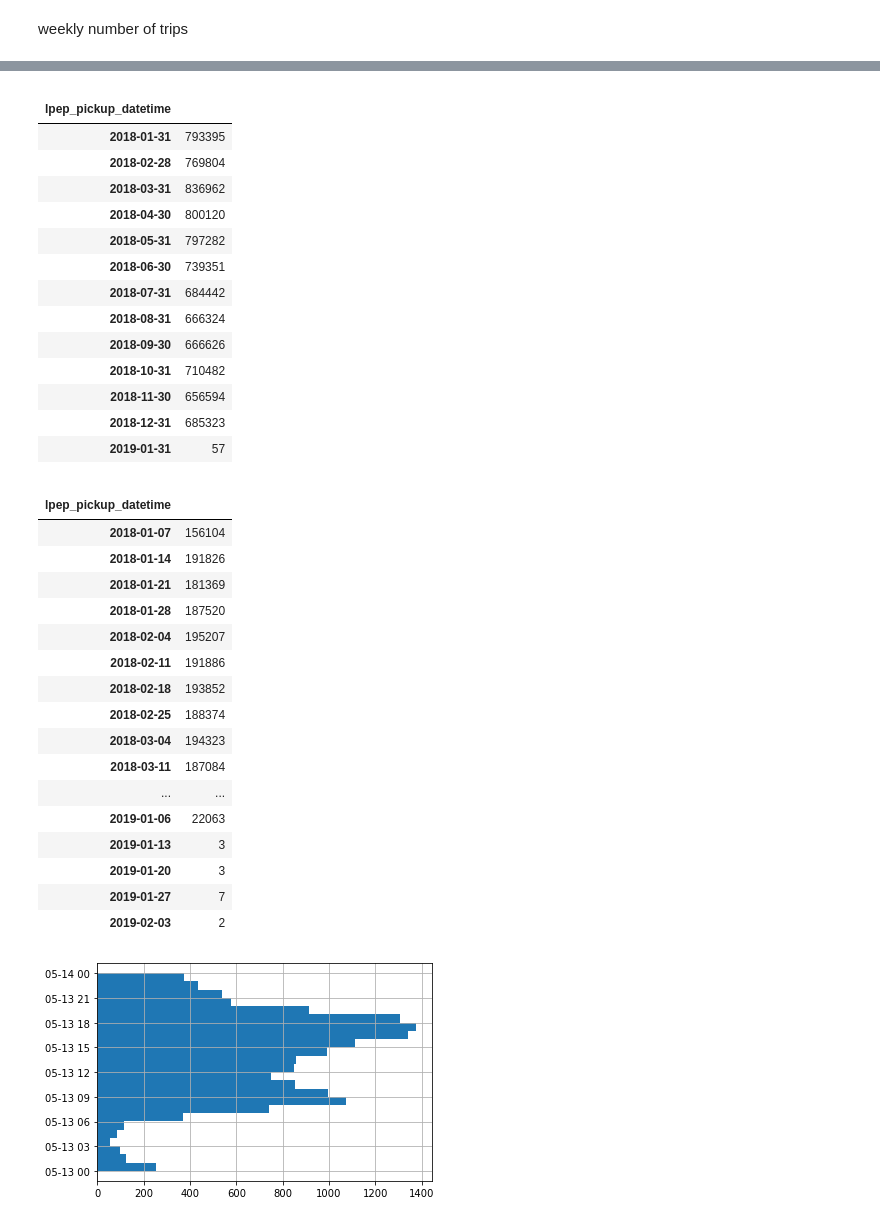
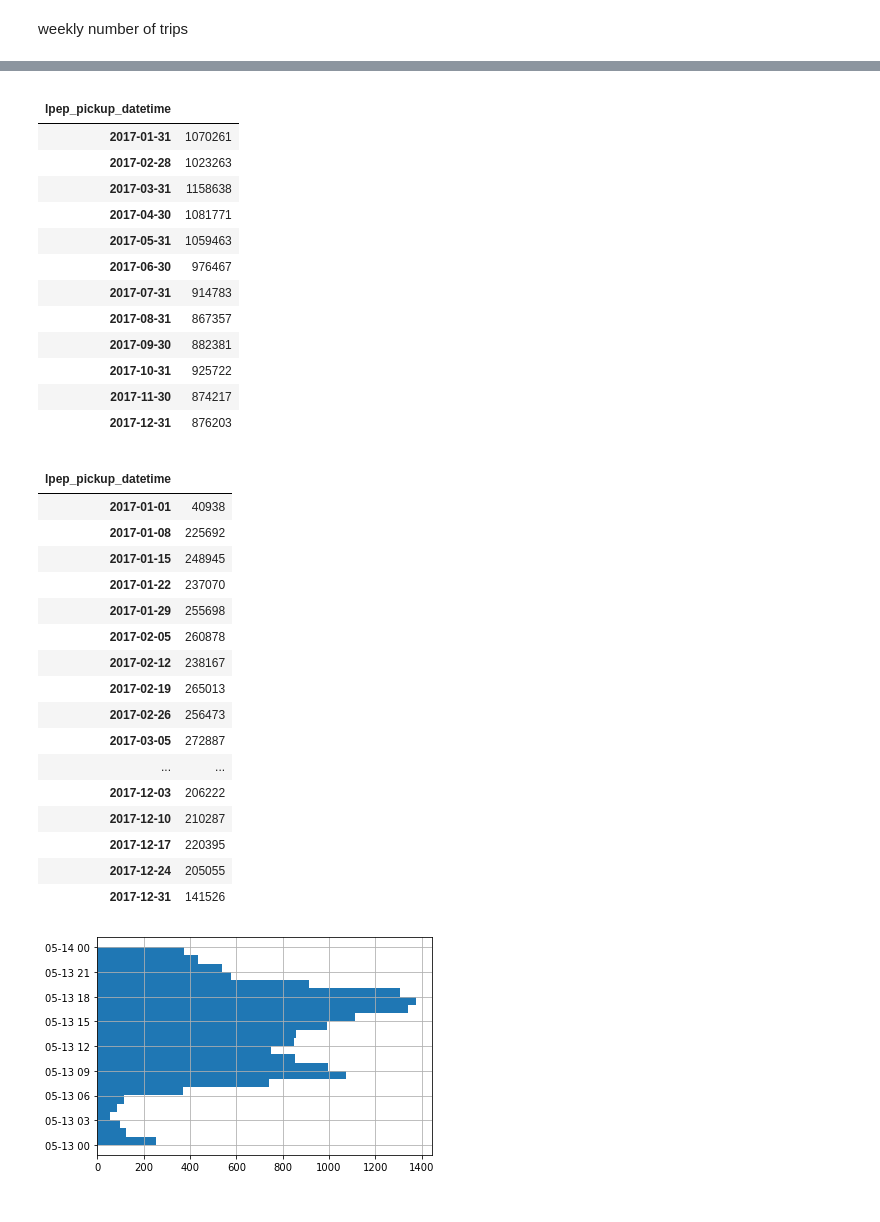
Before and after one commit to CCNY-Analytics-and-Quant/Team-Killer-Bass, a Jupyter notebook: taxi_company_final_project.ipynb, the cells around one changed output, grey strips where cells are left out. Drawn from its saved outputs; the diff is of its cells as text; code cells hidden in the pictures.

```diff
--- a/taxi_company_final_project.ipynb
+++ b/taxi_company_final_project.ipynb
@@ -160,47 +157,46 @@ monthly_trips_2018_df.resample('W').sum()
 # %%
-monthly_trips_2017_df = pd.read_sql("SELECT lpep_pickup_datetime, COUNT(*) FROM [2018_taxi_trips] WHERE lpep_pickup_datetime >= '2017-01-01' AND lpep_pickup_datetime <= '2018-01-31' GROUP BY lpep_pickup_datetime ORDER BY lpep_pickup_datetime",conn)
+monthly_trips_2017_df = pd.read_sql("SELECT lpep_pickup_datetime, COUNT(*) FROM [2017_taxi_trips] WHERE lpep_pickup_datetime >= '2017-01-01' AND lpep_pickup_datetime <= '2017-12-31' GROUP BY lpep_pickup_datetime ORDER BY lpep_pickup_datetime",conn)
 # %%
 monthly_trips_2017_df['lpep_pickup_datetime'] = pd.to_datetime(monthly_trips_2017_df['lpep_pickup_datetime'])
 monthly_trips_2017_df = monthly_trips_2017_df.set_index('lpep_pickup_datetime')
 # %%
-monthly_trips_2018_df.resample('M').sum()
+monthly_trips_2017_df.resample('M').sum()
 # %% [output]
 |  |  |
 | lpep_pickup_datetime |  |
-| 2018-01-31 | 793395 |
-| 2018-02-28 | 769804 |
-| 2018-03-31 | 836962 |
-| 2018-04-30 | 800120 |
-| 2018-05-31 | 797282 |
-| 2018-06-30 | 739351 |
-| 2018-07-31 | 684442 |
-| 2018-08-31 | 666324 |
-| 2018-09-30 | 666626 |
-| 2018-10-31 | 710482 |
-| 2018-11-30 | 656594 |
-| 2018-12-31 | 685323 |
-| 2019-01-31 | 57 |
+| 2017-01-31 | 1070261 |
+| 2017-02-28 | 1023263 |
+| 2017-03-31 | 1158638 |
+| 2017-04-30 | 1081771 |
+| 2017-05-31 | 1059463 |
+| 2017-06-30 | 976467 |
+| 2017-07-31 | 914783 |
+| 2017-08-31 | 867357 |
+| 2017-09-30 | 882381 |
+| 2017-10-31 | 925722 |
+| 2017-11-30 | 874217 |
+| 2017-12-31 | 876203 |
 # %%
-monthly_trips_2018_df.resample('W').sum()
+monthly_trips_2017_df.resample('W').sum()
 # %% [output]
 |  |  |
 | lpep_pickup_datetime |  |
-| 2018-01-07 | 156104 |
-| 2018-01-14 | 191826 |
-| 2018-01-21 | 181369 |
-| 2018-01-28 | 187520 |
-| 2018-02-04 | 195207 |
-| 2018-02-11 | 191886 |
-| 2018-02-18 | 193852 |
-| 2018-02-25 | 188374 |
-| 2018-03-04 | 194323 |
-| 2018-03-11 | 187084 |
+| 2017-01-01 | 40938 |
+| 2017-01-08 | 225692 |
+| 2017-01-15 | 248945 |
+| 2017-01-22 | 237070 |
+| 2017-01-29 | 255698 |
+| 2017-02-05 | 260878 |
+| 2017-02-12 | 238167 |
+| 2017-02-19 | 265013 |
+| 2017-02-26 | 256473 |
+| 2017-03-05 | 272887 |
 | ... | ... |
-| 2019-01-06 | 22063 |
-| 2019-01-13 | 3 |
-| 2019-01-20 | 3 |
-| 2019-01-27 | 7 |
-| 2019-02-03 | 2 |
+| 2017-12-03 | 206222 |
+| 2017-12-10 | 210287 |
+| 2017-12-17 | 220395 |
+| 2017-12-24 | 205055 |
+| 2017-12-31 | 141526 |
 # %%
 weekday_trip_cycle_df = pd.read_sql("SELECT * FROM [2019_taxi_trips] WHERE lpep_pickup_datetime >= '2019-05-13 00:00:00' AND lpep_pickup_datetime <= '2019-05-13 23:59:59' ORDER BY lpep_pickup_datetime",conn)
 # %%
```
Also changed, not shown: parts of 9 cells of this notebook.
